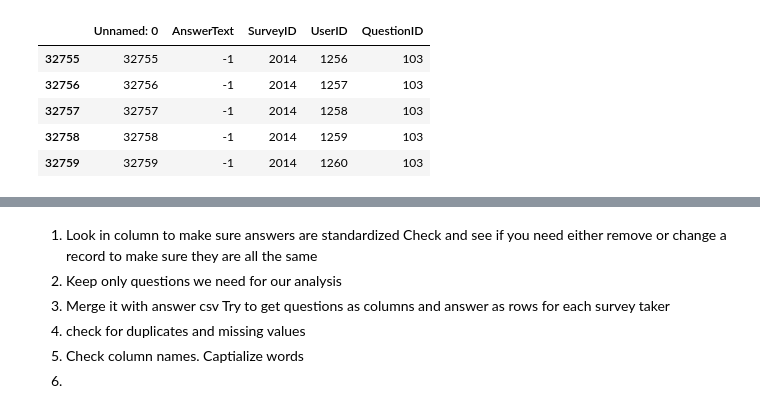
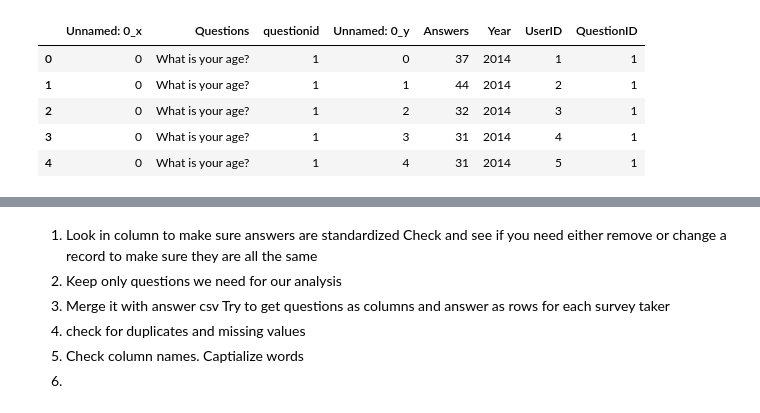
Before and after one commit to Patrick-Bacza/Group-7---Project, a Jupyter notebook: sm_data_cleaning.ipynb, the cells around one changed output, grey strips where cells are left out. Cells and saved outputs as stored; diff of their text form; code cells hidden in the pictures.

```diff
--- a/sm_data_cleaning.ipynb
+++ b/sm_data_cleaning.ipynb
@@ -15,9 +10,21 @@ survey_year = pd.read_csv('Data/survey.csv')
-# %%
-answers[answers['SurveyID'] == 2014].tail()
-# %% [output]
-|  | Unnamed: 0 | AnswerText | SurveyID | UserID | QuestionID |
-| 32755 | 32755 | -1 | 2014 | 1256 | 103 |
-| 32756 | 32756 | -1 | 2014 | 1257 | 103 |
-| 32757 | 32757 | -1 | 2014 | 1258 | 103 |
-| 32758 | 32758 | -1 | 2014 | 1259 | 103 |
-| 32759 | 32759 | -1 | 2014 | 1260 | 103 |
+# %%
+# Merge csv and question ids
+survey_data = pd.merge(sm_questions, sm_answers, left_on = "questionid", right_on = "QuestionID")
+survey_data.head()
+
+# List of question IDs need to facilitate analysis
+question_id = [1, 2, 3, 4, 7, 10, 20, 33]
+#question_id = [1, 32, 33, 34]
+
+new_df = survey_data[survey_data["QuestionID"].isin(question_id)]
+
+new_df = new_df.rename(columns = {"questiontext": "Questions", "AnswerText": "Answers", "SurveyID": "Year"})
+
+new_df.head()
+# %% [output]
+|  | Unnamed: 0_x | Questions | questionid | Unnamed: 0_y | Answers | Year | UserID | QuestionID |
+| 0 | 0 | What is your age? | 1 | 0 | 37 | 2014 | 1 | 1 |
+| 1 | 0 | What is your age? | 1 | 1 | 44 | 2014 | 2 | 1 |
+| 2 | 0 | What is your age? | 1 | 2 | 32 | 2014 | 3 | 1 |
+| 3 | 0 | What is your age? | 1 | 3 | 31 | 2014 | 4 | 1 |
+| 4 | 0 | What is your age? | 1 | 4 | 31 | 2014 | 5 | 1 |
```
Also changed, not shown: parts of 13 cells of this notebook.
